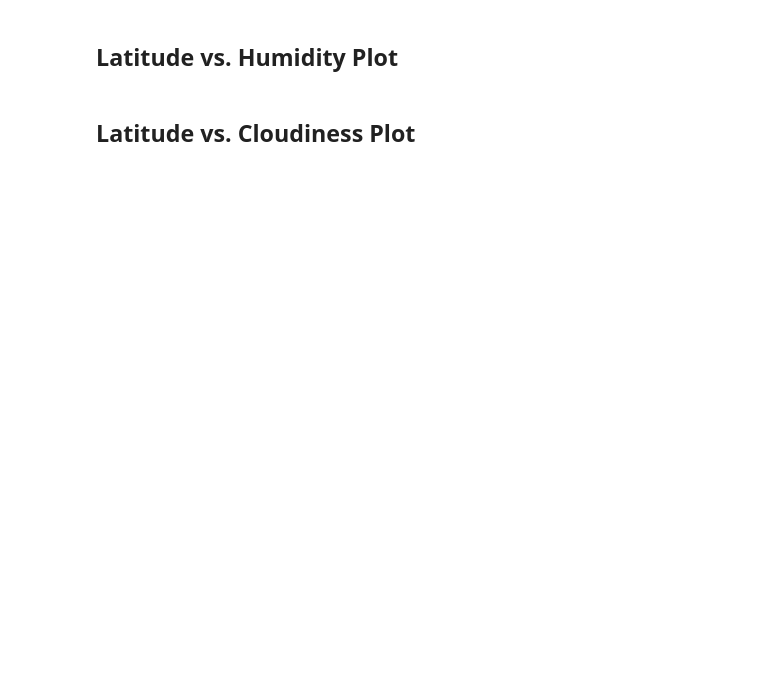
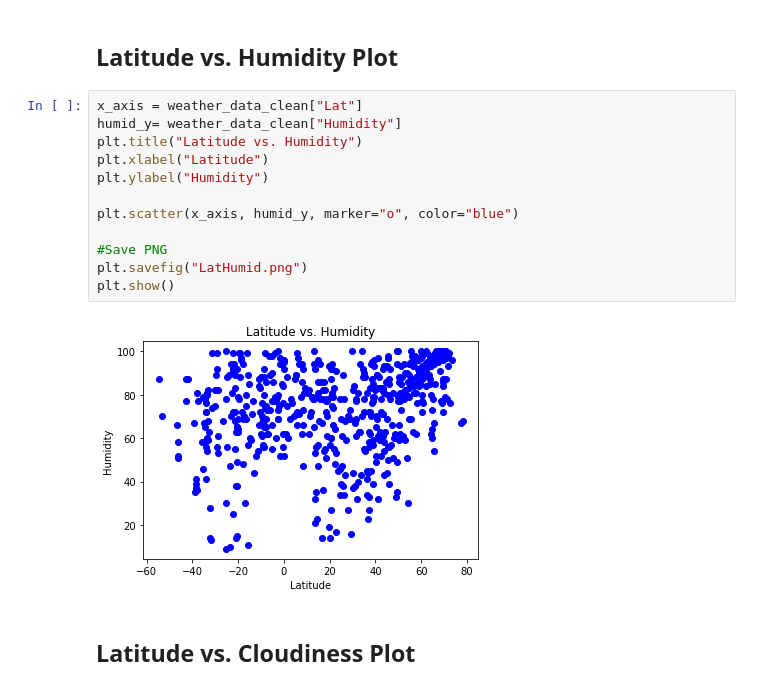
Before and after one commit to Epilena/python-api-challenge, a Jupyter notebook: WeatherPy.ipynb, the cells around one changed output. Drawn from its saved outputs; the diff is of its cells as text; blank space fills up the shorter version.

```diff
--- a/WeatherPy.ipynb
+++ b/WeatherPy.ipynb
@@ -188,4 +219,18 @@ Skip this step if there are no cities that have humidity > 100%.
 # %% [markdown]
 ## Latitude vs. Humidity Plot
+# %%
+x_axis = weather_data_clean["Lat"]
+humid_y= weather_data_clean["Humidity"]
+plt.title("Latitude vs. Humidity")
+plt.xlabel("Latitude")
+plt.ylabel("Humidity")
+
+plt.scatter(x_axis, humid_y, marker="o", color="blue")
+
+#Save PNG
+plt.savefig("LatHumid.png")
+plt.show()
+# %% [output]
+[figure, added]
 # %% [markdown]
 ## Latitude vs. Cloudiness Plot
```
Also changed, not shown: parts of 20 cells of this notebook, 13 other files.
